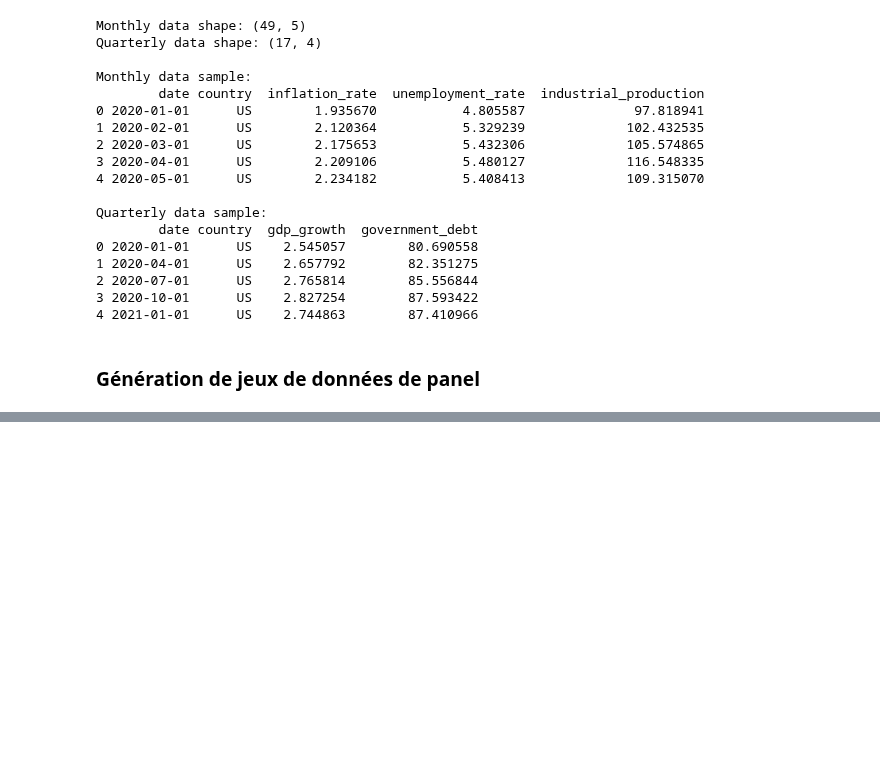
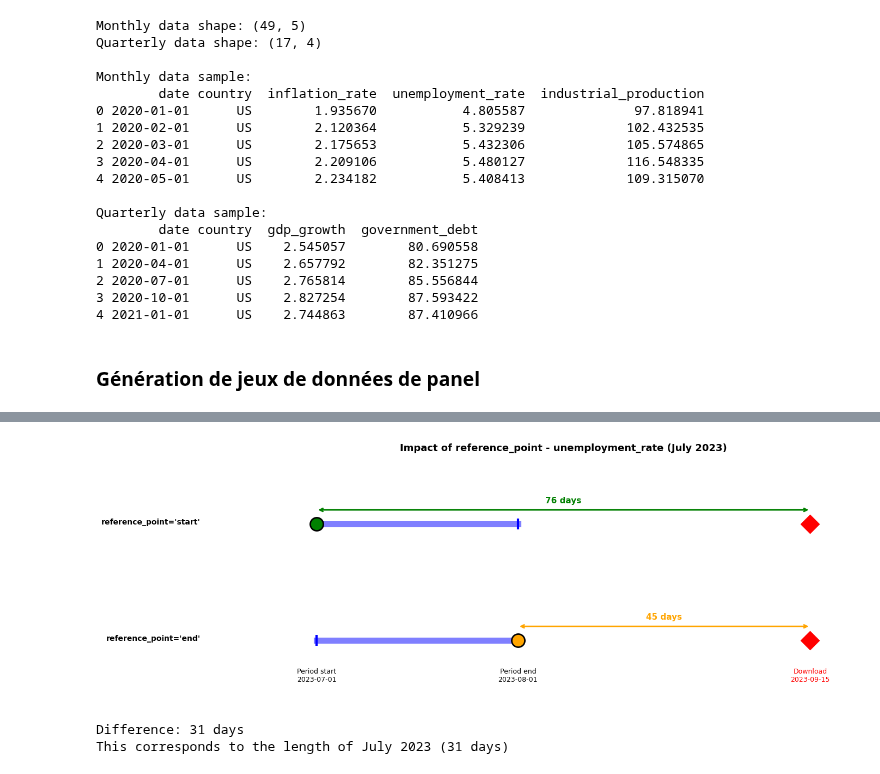
Before and after one commit to qbolliet/ts-forecast, a Jupyter notebook: notebooks/11 - QB - Delays.ipynb, the cells around one changed output, grey strips where cells are left out. Saved outputs shown, nothing was run; the diff lists cells and outputs as text; code cells hidden in the pictures; blank space fills up the shorter version.

```diff
--- a/notebooks/11 - QB - Delays.ipynb
+++ b/notebooks/11 - QB - Delays.ipynb
@@ -107,0 +369,68 @@ New quarterly data ends: 2023-07-01 00:00:00
+# %%
+# Visualisation de la différence pour un exemple
+example_row_start = delays_ref_start.iloc[0]
+example_row_end = delays_ref_end.iloc[0]
+obs_date = example_row_start['observation_date']
+indicator = example_row_start.name
+
+# Initialisation de la figure
+fig, ax = plt.subplots(figsize=(14, 5))
+
+y_start = 1
+y_end = 0
+
+# Timeline de base
+period_start = example_row_start['period_start']
+period_end = example_row_start['period_end']
+download = pd.Timestamp(example_row_start['download_date'])
+
+# Ligne 1: Reference point = 'start'
+ax.plot([period_start, period_end], [y_start, y_start], 'b-', linewidth=8, alpha=0.5)
+ax.scatter([period_start], [y_start], s=300, c='green', marker='o', zorder=5, edgecolor='black', linewidth=2)
+ax.scatter([period_end], [y_start], s=200, c='blue', marker='|', linewidth=3)
+ax.scatter([download], [y_start], s=300, c='red', marker='D', zorder=5)
+ax.annotate('', xy=(download, y_start + 0.12), xytext=(period_start, y_start + 0.12),
+            arrowprops=dict(arrowstyle='<->', color='green', lw=2))
+ax.text((period_start + (download - period_start)/2), y_start + 0.18,
+        f'{example_row_start["release_delay"]:.0f} days',
+        ha='center', fontsize=11, color='green', fontweight='bold')
+ax.text(-0.15, y_start, "reference_point='start'", ha='right', fontsize=10,
+        transform=ax.get_yaxis_transform(), fontweight='bold')
+
+# Ligne 2: Reference point = 'end'
+ax.plot([period_start, period_end], [y_end, y_end], 'b-', linewidth=8, alpha=0.5)
+ax.scatter([period_start], [y_end], s=200, c='blue', marker='|', linewidth=3)
+ax.scatter([period_end], [y_end], s=300, c='orange', marker='o', zorder=5, edgecolor='black', linewidth=2)
+ax.scatter([download], [y_end], s=300, c='red', marker='D', zorder=5)
+ax.annotate('', xy=(download, y_end + 0.12), xytext=(period_end, y_end + 0.12),
+            arrowprops=dict(arrowstyle='<->', color='orange', lw=2))
+ax.text((period_end + (download - period_end)/2), y_end + 0.18,
+        f'{example_row_end["release_delay"]:.0f} days',
+        ha='center', fontsize=11, color='orange', fontweight='bold')
+ax.text(-0.15, y_end, "reference_point='end'", ha='right', fontsize=10,
+        transform=ax.get_yaxis_transform(), fontweight='bold')
+
+# Labels communs
+ax.text(period_start, -0.35, f'Period start\n{period_start.strftime("%Y-%m-%d")}',
+        ha='center', fontsize=9)
+ax.text(period_end, -0.35, f'Period end\n{period_end.strftime("%Y-%m-%d")}',
+        ha='center', fontsize=9)
+ax.text(download, -0.35, f'Download\n{download.strftime("%Y-%m-%d")}',
+        ha='center', fontsize=9, color='red')
+
+ax.set_ylim(-0.5, 1.5)
+ax.set_xlim(period_start - timedelta(days=5), download + timedelta(days=5))
+ax.axis('off')
+ax.set_title(f'Impact of reference_point - {indicator} ({obs_date.strftime("%B %Y")})',
+             fontsize=13, fontweight='bold', pad=20)
+
+plt.tight_layout()
+plt.show()
+
+diff_days = example_row_start['release_delay'] - example_row_end['release_delay']
+print(f"\nDifference: {diff_days:.0f} days")
+print(f"This corresponds to the length of {obs_date.strftime('%B %Y')} ({(period_end - period_start).days} days)")
+# %% [output]
+[figure, added]
+Difference: 31 days
+This corresponds to the length of July 2023 (31 days)
```
Also changed, not shown: parts of 42 cells of this notebook, 1 other file.
